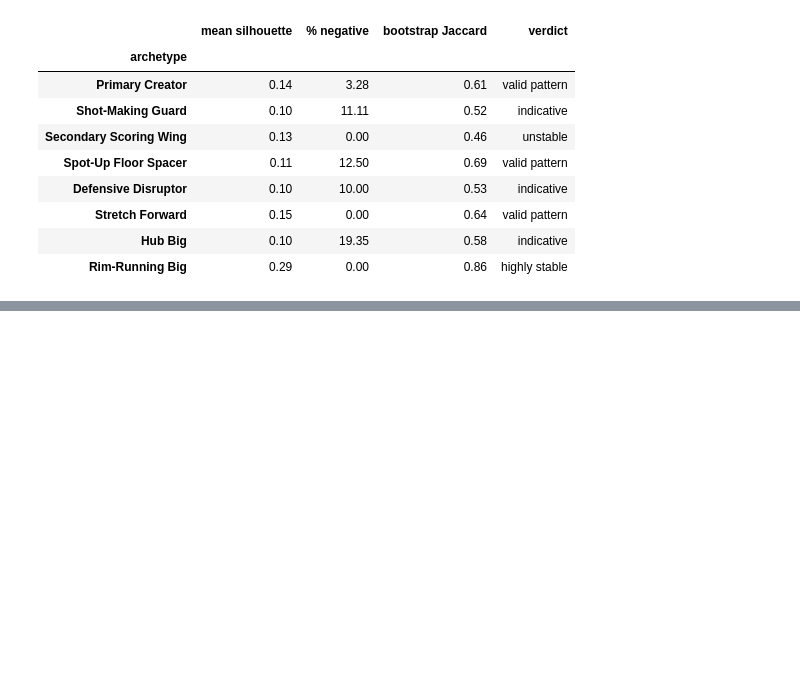
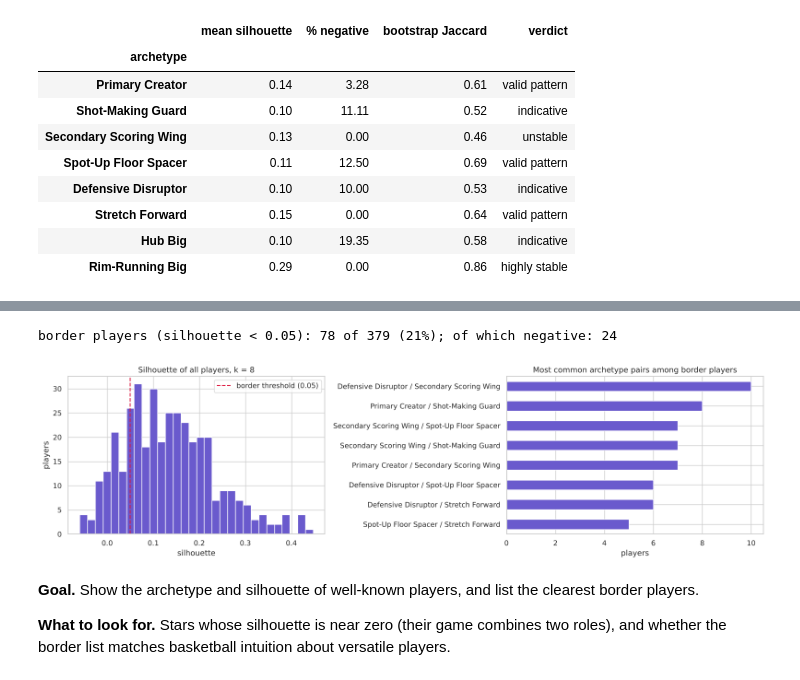
Before and after one commit to nirelkat/NBA_ModernAge_Position, a Jupyter notebook: notebooks/04_Clustering.ipynb, the cells around one changed output, grey strips where cells are left out. Cells and saved outputs as stored; diff of their text form; code cells hidden in the pictures; blank space fills up the shorter version.

```diff
--- a/notebooks/04_Clustering.ipynb
+++ b/notebooks/04_Clustering.ipynb
@@ -829,0 +487,27 @@ players, and to check whether they are the hybrids or the extreme ends of an arc
+# %%
+D = np.sqrt(((X[:, None, :] - X[None, :, :]) ** 2).sum(axis=2))      # player-to-player distances
+mean_to = pd.DataFrame({NAMES[c]: D[:, lab8 == c].mean(axis=1) for c in range(K)})
+for i, n in enumerate(archetype):                                       # exclude own archetype -> nearest other
+    mean_to.loc[i, n] = np.inf
+second = mean_to.idxmin(axis=1)
+border = sil < 0.05
+
+print(f'border players (silhouette < 0.05): {border.sum()} of {len(X)} ({border.mean():.0%}); '
+      f'of which negative: {(sil < 0).sum()}')
+pairs = pd.Series([' / '.join(sorted([a, b])) for a, b in zip(archetype[border], second[border])]).value_counts()
+
+fig, ax = plt.subplots(1, 2, figsize=(16, 4.5))
+ax[0].hist(sil, bins=30, color='slateblue', edgecolor='white')
+ax[0].axvline(0.05, color='crimson', ls='--', label='border threshold (0.05)')
+ax[0].set(title='Silhouette of all players, k = 8', xlabel='silhouette', ylabel='players'); ax[0].legend()
+pairs.head(8).sort_values().plot.barh(ax=ax[1], color='slateblue')
+ax[1].set(title='Most common archetype pairs among border players', xlabel='players')
+plt.tight_layout(); plt.show()
+# %% [output]
+border players (silhouette < 0.05): 78 of 379 (21%); of which negative: 24
+[figure, added]
+# %% [markdown]
+**Goal.** Show the archetype and silhouette of well-known players, and list the clearest border players.
+
+**What to look for.** Stars whose silhouette is near zero (their game combines two roles), and whether the border list
+matches basketball intuition about versatile players.
```
Also changed, not shown: parts of 60 cells of this notebook, 5 other files.
